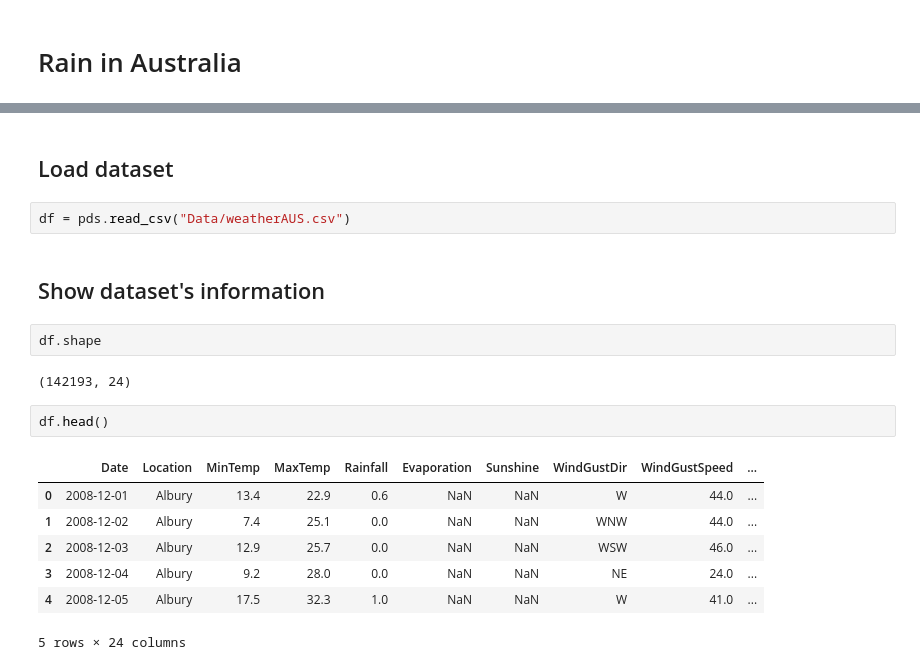
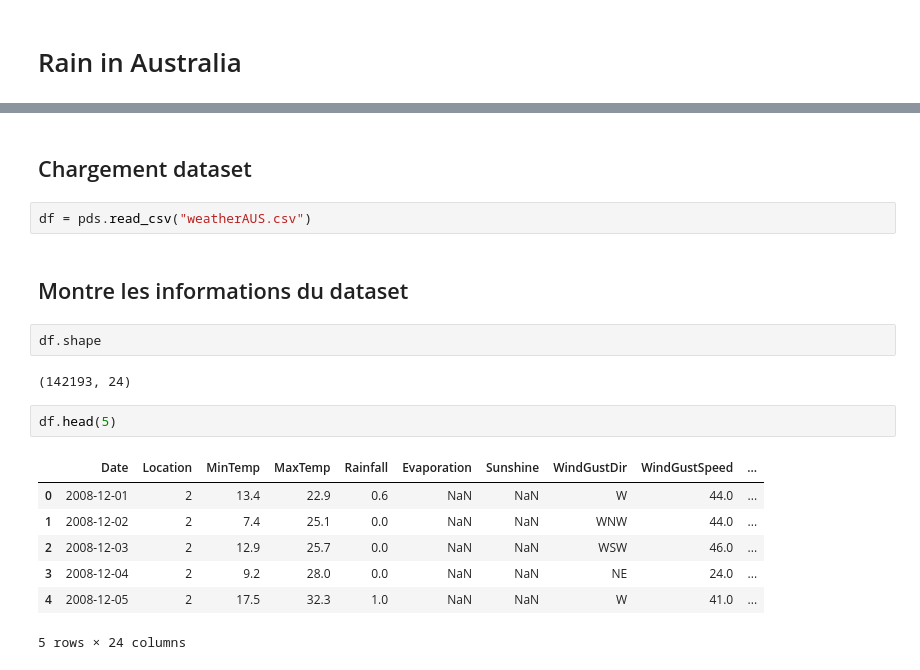
Before and after one commit to kevintsi/pythonIOT, a Jupyter notebook: ML/Rain_Australia_Mini_Project.ipynb, the cells around one changed output, grey strips where cells are left out. Drawn from its saved outputs; the diff is of its cells as text.

```diff
--- a/ML/Rain_Australia_Mini_Project.ipynb
+++ b/ML/Rain_Australia_Mini_Project.ipynb
@@ -7,24 +8,24 @@
 import pandas as pds
 import numpy as np
 # %% [markdown]
-## Load dataset
+## Chargement dataset
 # %%
-df = pds.read_csv("Data/weatherAUS.csv")
+df = pds.read_csv("weatherAUS.csv")
-# %% [markdown]
-## Show dataset's information
+# %% [markdown]
+## Montre les informations du dataset
 # %%
 df.shape
 # %% [output]
 (142193, 24)
 # %%
-df.head()
+df.head(5)
 # %% [output]
 |  | Date | Location | MinTemp | MaxTemp | Rainfall | Evaporation | Sunshine | WindGustDir | WindGustSpeed | ... |
-| 0 | 2008-12-01 | Albury | 13.4 | 22.9 | 0.6 | NaN | NaN | W | 44.0 | ... |
-| 1 | 2008-12-02 | Albury | 7.4 | 25.1 | 0.0 | NaN | NaN | WNW | 44.0 | ... |
-| 2 | 2008-12-03 | Albury | 12.9 | 25.7 | 0.0 | NaN | NaN | WSW | 46.0 | ... |
-| 3 | 2008-12-04 | Albury | 9.2 | 28.0 | 0.0 | NaN | NaN | NE | 24.0 | ... |
-| 4 | 2008-12-05 | Albury | 17.5 | 32.3 | 1.0 | NaN | NaN | W | 41.0 | ... |
+| 0 | 2008-12-01 | 2 | 13.4 | 22.9 | 0.6 | NaN | NaN | W | 44.0 | ... |
+| 1 | 2008-12-02 | 2 | 7.4 | 25.1 | 0.0 | NaN | NaN | WNW | 44.0 | ... |
+| 2 | 2008-12-03 | 2 | 12.9 | 25.7 | 0.0 | NaN | NaN | WSW | 46.0 | ... |
+| 3 | 2008-12-04 | 2 | 9.2 | 28.0 | 0.0 | NaN | NaN | NE | 24.0 | ... |
+| 4 | 2008-12-05 | 2 | 17.5 | 32.3 | 1.0 | NaN | NaN | W | 41.0 | ... |
 5 rows × 24 columns
 # %%
 df.dtypes
```
Also changed, not shown: parts of 16 cells of this notebook.
